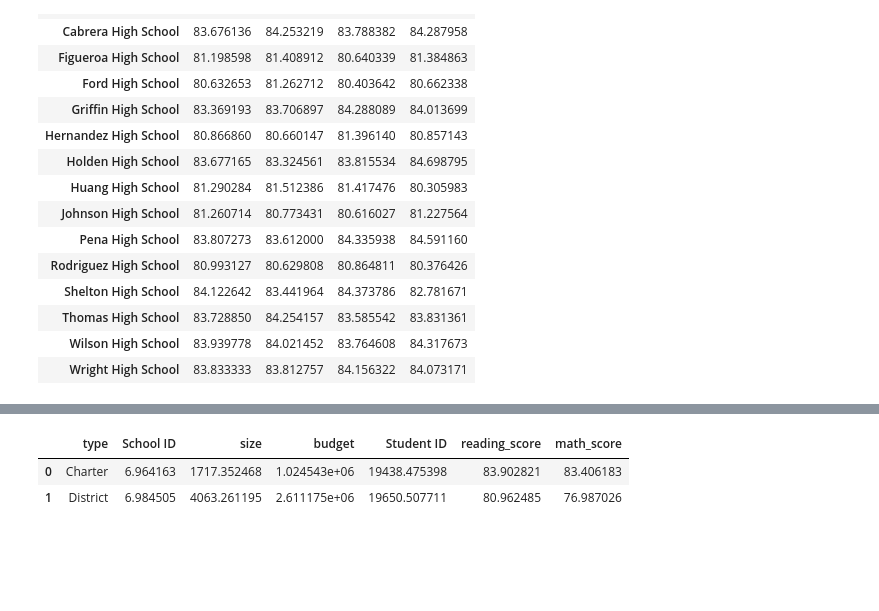
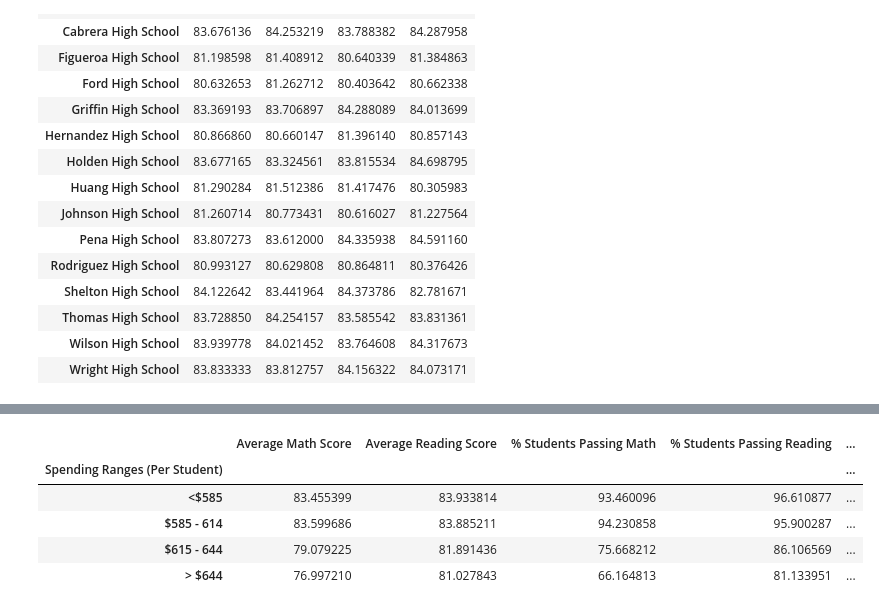
Before and after one commit to rebeccatast/Pandas-Challenge, a Jupyter notebook: PyCitySchools2.ipynb, the cells around one changed output, grey strips where cells are left out. Cells and saved outputs as stored; diff of their text form; code cells hidden in the pictures; blank space fills up the shorter version.

```diff
--- a/PyCitySchools2.ipynb
+++ b/PyCitySchools2.ipynb
@@ -140,6 +140,4 @@ complete_data_df.head()
 | 4 | 0 | Huang High School | District | 2917 | 1910635 | 4 | Bonnie Ray | F | 9th | ... |
 # %%
 #Group by school
-school_group_df = complete_data_df.set_index("school_name").groupby(["school_name"])
-print(school_group)
-school_group.head(15)
+school_group = complete_data_df.set_index("school_name").groupby(["school_name"])
@@ -315,7 +347,7 @@ Wright High School       90.333333
 Name: Student ID, dtype: float64
 # %%
 #Individual Schools Dataframe
-school_group_df = pd.DataFrame ({"School Type": school_types,
+school_group = pd.DataFrame ({"School Type": school_types,
                                 "Total Students":students_per_school,
                                 "Total School Budget":school_budget,
                                 "Per Student Budget":per_student_budget,
@@ -325,7 +357,7 @@ school_group_df = pd.DataFrame ({"School Type": school_types,
                                 "% Students Passing Reading":pass_reading_percent,
                                 "% Students Passing Overall": school_pass_percent})
 
-school_group_df
+school_group
 # %% [output]
 |  | School Type | Total Students | Total School Budget | Per Student Budget | Average Math Score | ... |
 | Bailey High School | District | 4976 | 3124928 | 628.0 | 77.048432 | ... |
@@ -431,17 +473,3 @@ reading_scores_by_grade
 | Thomas High School | 83.728850 | 84.254157 | 83.585542 | 83.831361 |
 | Wilson High School | 83.939778 | 84.021452 | 83.764608 | 84.317673 |
 | Wright High School | 83.833333 | 83.812757 | 84.156322 | 84.073171 |
-# %%
-# create spending bins
-bins = [0, 584.999, 614.999, 644.999, 999999]
-group_name = ["<$585", "$585 - 614", "$615 - 644", "> $644"]
-school_group_df["spending_bins"] = pd.cut(school_group_df["per_student_budget"], bins, labels = group_name)
-
-
-by_spending = school_group_df("spending_bins")
-
-avg_math = by_spending['math_score'].mean()
-avg_read = by_spending['reading_score'].mean()
-pass_math = school_group_df[school_group_df['math_score'] >= 70].groupby('spending_bins')['Student ID'].count()/by_spending['Student ID'].count()
-pass_read = school_group_df[school_group_df['reading_score'] >= 70].groupby('spending_bins')['Student ID'].count()/by_spending['Student ID'].count()
-overall = school_group_df[(school_group_df['reading_score'] >= 70) & (school_group_df['math_score'] >= 70)].groupby('spending_bins')['Student ID'].count()/by_spending['Student ID'].count()
@@ -471,16 +476,25 @@ by_size
-# %%
-#Type of School
-by_type = complete_data_df.groupby("type")
-
-#calculations
-avg_math = by_type["math_score"].mean()
-avg_read = by_type["reading_score"].mean()
-pass_math = complete_data_df[complete_data_df["math_score"] >= 70].groupby("type")["Student ID"].count()/by_type["Student ID"].count()
-pass_read = complete_data_df[complete_data_df["reading_score"] >= 70].groupby("type")["Student ID"].count()/by_type["Student ID"].count()
-overall = complete_data_df[(complete_data_df["reading_score"] >= 70) & (complete_data_df["math_score"] >= 70)].groupby("type")["Student ID"].count()/by_type["Student ID"].count()
-by_type = complete_data_df.groupby(["type"], as_index=False).mean()
-by_type
-# %% [output]
-|  | type | School ID | size | budget | Student ID | reading_score | math_score |
-| 0 | Charter | 6.964163 | 1717.352468 | 1.024543e+06 | 19438.475398 | 83.902821 | 83.406183 |
-| 1 | District | 6.984505 | 4063.261195 | 2.611175e+06 | 19650.507711 | 80.962485 | 76.987026 |
+# %%
+# create spending bins
+spending_bins = [0, 584.999, 614.999, 644.999, 999999]
+group_names = ["<$585", "$585 - 614", "$615 - 644", "> $644"]
+
+#Create new dataframe
+scores_spending = school_group_df.loc[:,["Average Math Score",
+                                  "Average Reading Score",
+                                  "% Students Passing Math",
+                                  "% Students Passing Reading",
+                                  "% Students Passing Overall"]]
+# Add a new columns named Spending Ranges (Per Student) and binning based off budget per student
+scores_spending['Spending Ranges (Per Student)']= pd.cut(school_group_df["Per Student Budget"],spending_bins,labels=group_names)
+
+# Create a group based off of scores
+
+scores_spending = scores_spending.groupby('Spending Ranges (Per Student)').mean()
+scores_spending
+# %% [output]
+|  | Average Math Score | Average Reading Score | % Students Passing Math | % Students Passing Reading | ... |
+| Spending Ranges (Per Student) |  |  |  |  | ... |
+| <$585 | 83.455399 | 83.933814 | 93.460096 | 96.610877 | ... |
+| $585 - 614 | 83.599686 | 83.885211 | 94.230858 | 95.900287 | ... |
+| $615 - 644 | 79.079225 | 81.891436 | 75.668212 | 86.106569 | ... |
+| > $644 | 76.997210 | 81.027843 | 66.164813 | 81.133951 | ... |
```
Also changed, not shown: parts of 15 cells of this notebook.
